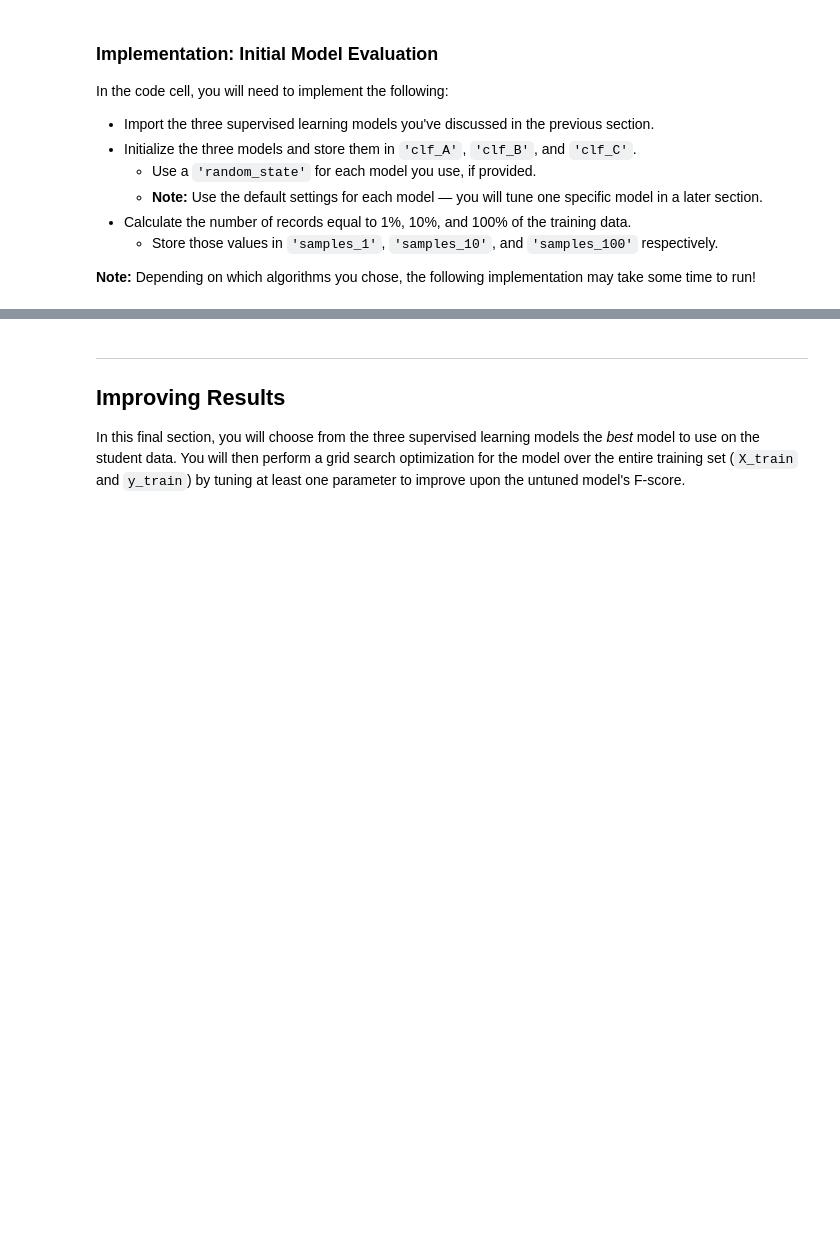
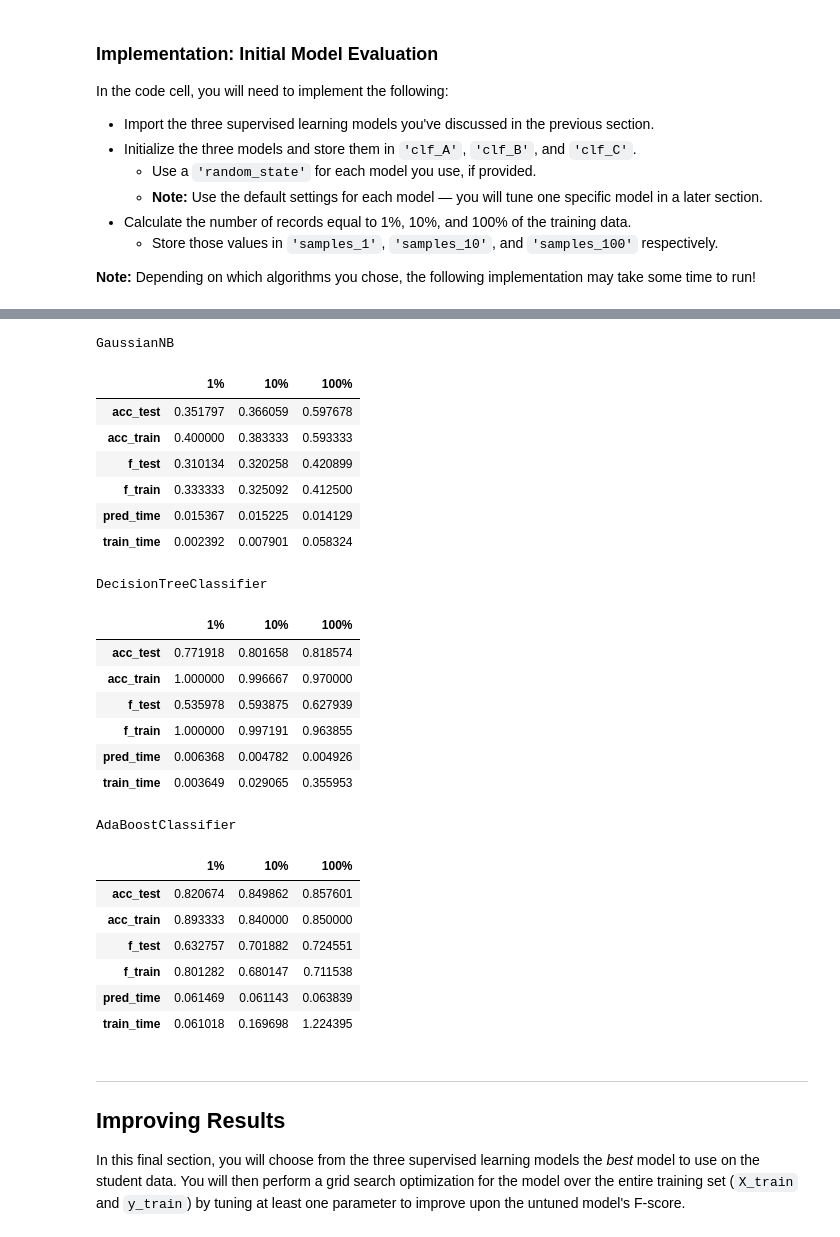
Before and after one commit to dirkhonda/udacity, a Jupyter notebook: finding_donors/finding_donors.ipynb, the cells around one changed output, grey strips where cells are left out. Saved outputs shown, nothing was run; the diff lists cells and outputs as text; code cells hidden in the pictures; blank space fills up the shorter version.

```diff
--- a/finding_donors/finding_donors.ipynb
+++ b/finding_donors/finding_donors.ipynb
@@ -382,3 +436,33 @@ vs.evaluate(results, accuracy, fscore)
+# %%
+# show the results in data frame
+for i in results.items():
+    print(i[0])
+    display(pd.DataFrame(i[1]).rename(columns={0:'1%', 1:'10%', 2:'100%'}))
+# %% [output]
+GaussianNB
+|  | 1% | 10% | 100% |
+| acc_test | 0.351797 | 0.366059 | 0.597678 |
+| acc_train | 0.400000 | 0.383333 | 0.593333 |
+| f_test | 0.310134 | 0.320258 | 0.420899 |
+| f_train | 0.333333 | 0.325092 | 0.412500 |
+| pred_time | 0.015367 | 0.015225 | 0.014129 |
+| train_time | 0.002392 | 0.007901 | 0.058324 |
+DecisionTreeClassifier
+|  | 1% | 10% | 100% |
+| acc_test | 0.771918 | 0.801658 | 0.818574 |
+| acc_train | 1.000000 | 0.996667 | 0.970000 |
+| f_test | 0.535978 | 0.593875 | 0.627939 |
+| f_train | 1.000000 | 0.997191 | 0.963855 |
+| pred_time | 0.006368 | 0.004782 | 0.004926 |
+| train_time | 0.003649 | 0.029065 | 0.355953 |
+AdaBoostClassifier
+|  | 1% | 10% | 100% |
+| acc_test | 0.820674 | 0.849862 | 0.857601 |
+| acc_train | 0.893333 | 0.840000 | 0.850000 |
+| f_test | 0.632757 | 0.701882 | 0.724551 |
+| f_train | 0.801282 | 0.680147 | 0.711538 |
+| pred_time | 0.061469 | 0.061143 | 0.063839 |
+| train_time | 0.061018 | 0.169698 | 1.224395 |
 # %% [markdown]
 ----
 ## Improving Results
```
Also changed, not shown: parts of 30 cells of this notebook, 2 other files.
